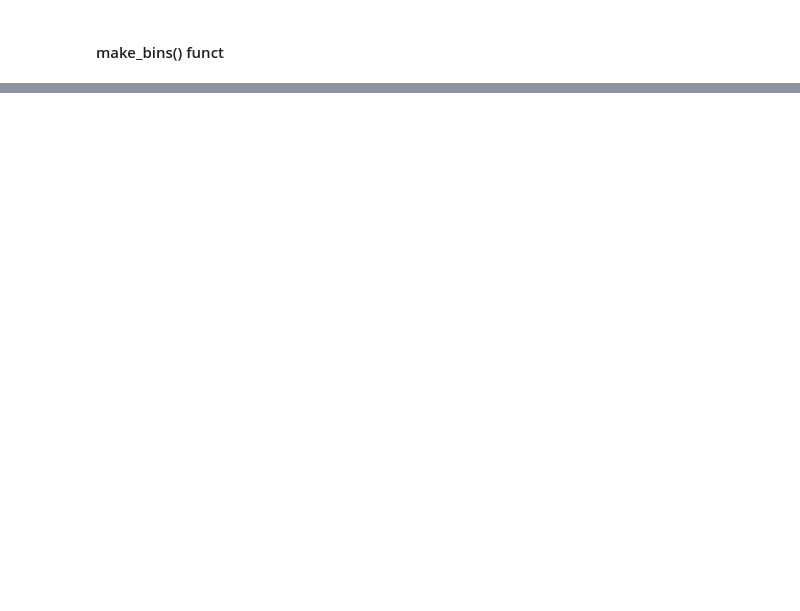
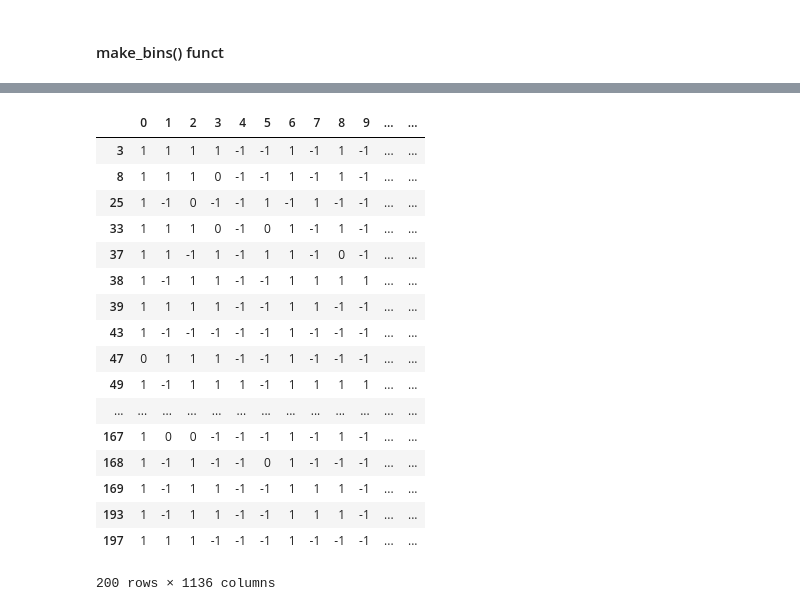
Before and after one commit to duythongvt1/URA-Projects, a Jupyter notebook: CornData/Demo.ipynb, the cells around one changed output, grey strips where cells are left out. Drawn from its saved outputs; the diff is of its cells as text; code cells hidden in the pictures; blank space fills up the shorter version.

```diff
--- a/CornData/Demo.ipynb
+++ b/CornData/Demo.ipynb
@@ -828,0 +683,3 @@ list3
+# %%
+X_train, X_test, y_train, y_test = train_test_split(X,y_b,stratify = y_b['class_quantile'])
+y_train.head()
@@ -828,0 +693,4 @@ list3
+# %%
+sm = SMOTE()
+X_res, y_res = sm.fit_resample(X_train,y_train['class_quantile'])
+y_res
@@ -828,0 +715,38 @@ list3
+# %%
+synthetic_data = pd.DataFrame()
+for i in range(5):
+    y_i = y_train[y_train['class_quantile']==i]
+    X_i = X_train.loc[y_i.index]
+    X_res_i = X_res.loc[pd.Series.where(y_res,y_res==i).dropna().index]
+    KNN = NearestNeighbors(n_neighbors = 3)
+    KNN.fit(X_i)
+
+    X_resampled_same_bin_neighbors_list = KNN.kneighbors(X_res_i,n_neighbors=3)
+    y_neighbors_distances = np.array(X_resampled_same_bin_neighbors_list[0])
+    y_train_index = [[y_i.index[i] for i in each_data] for each_data in X_resampled_same_bin_neighbors_list[1]]
+    y_neighbors = np.array([[y_i.loc[each_neighbor,"output"] for each_neighbor in each_data] for each_data in y_train_index])
+    neighbors_mean_distances = np.array([np.mean(each_list) for each_list in y_neighbors_distances]).reshape(len(y_neighbors_distances),1)
+    neighbors_mean_y_list = np.array([np.mean(each_list) for each_list in y_neighbors]).reshape(len(y_neighbors),1)
+    X_res_i.loc[:,"output"]=neighbors_mean_y_list
+    synthetic_data = synthetic_data.append(X_res_i)
+
+synthetic_data
+# %% [output]
+|  | 0 | 1 | 2 | 3 | 4 | 5 | 6 | 7 | 8 | 9 | ... | ... |
+| 3 | 1 | 1 | 1 | 1 | -1 | -1 | 1 | -1 | 1 | -1 | ... | ... |
+| 8 | 1 | 1 | 1 | 0 | -1 | -1 | 1 | -1 | 1 | -1 | ... | ... |
+| 25 | 1 | -1 | 0 | -1 | -1 | 1 | -1 | 1 | -1 | -1 | ... | ... |
+| 33 | 1 | 1 | 1 | 0 | -1 | 0 | 1 | -1 | 1 | -1 | ... | ... |
+| 37 | 1 | 1 | -1 | 1 | -1 | 1 | 1 | -1 | 0 | -1 | ... | ... |
+| 38 | 1 | -1 | 1 | 1 | -1 | -1 | 1 | 1 | 1 | 1 | ... | ... |
+| 39 | 1 | 1 | 1 | 1 | -1 | -1 | 1 | 1 | -1 | -1 | ... | ... |
+| 43 | 1 | -1 | -1 | -1 | -1 | -1 | 1 | -1 | -1 | -1 | ... | ... |
+| 47 | 0 | 1 | 1 | 1 | -1 | -1 | 1 | -1 | -1 | -1 | ... | ... |
+| 49 | 1 | -1 | 1 | 1 | 1 | -1 | 1 | 1 | 1 | 1 | ... | ... |
+| ... | ... | ... | ... | ... | ... | ... | ... | ... | ... | ... | ... | ... |
+| 167 | 1 | 0 | 0 | -1 | -1 | -1 | 1 | -1 | 1 | -1 | ... | ... |
+| 168 | 1 | -1 | 1 | -1 | -1 | 0 | 1 | -1 | -1 | -1 | ... | ... |
+| 169 | 1 | -1 | 1 | 1 | -1 | -1 | 1 | 1 | 1 | -1 | ... | ... |
+| 193 | 1 | -1 | 1 | 1 | -1 | -1 | 1 | 1 | 1 | -1 | ... | ... |
+| 197 | 1 | 1 | 1 | -1 | -1 | -1 | 1 | -1 | -1 | -1 | ... | ... |
+200 rows × 1136 columns
```
Also changed, not shown: parts of 44 cells of this notebook.
